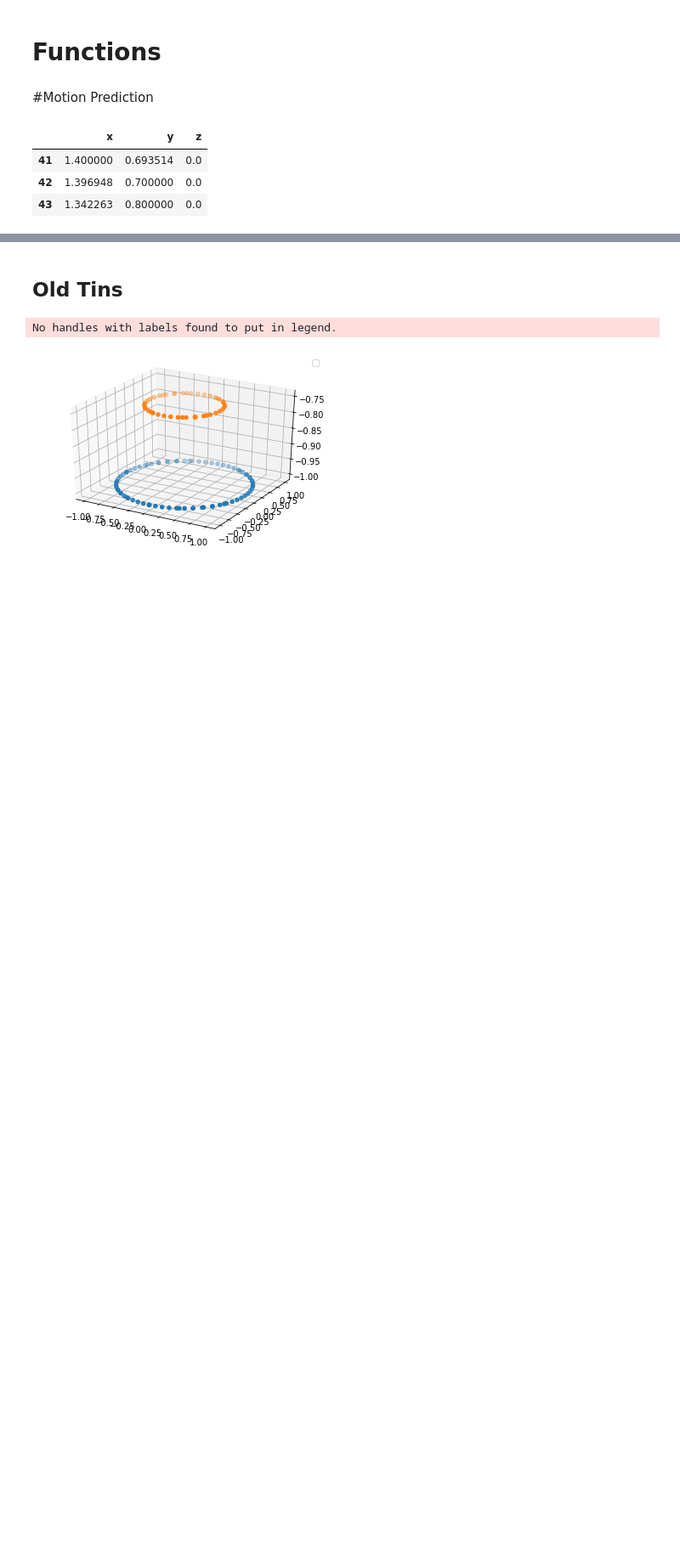
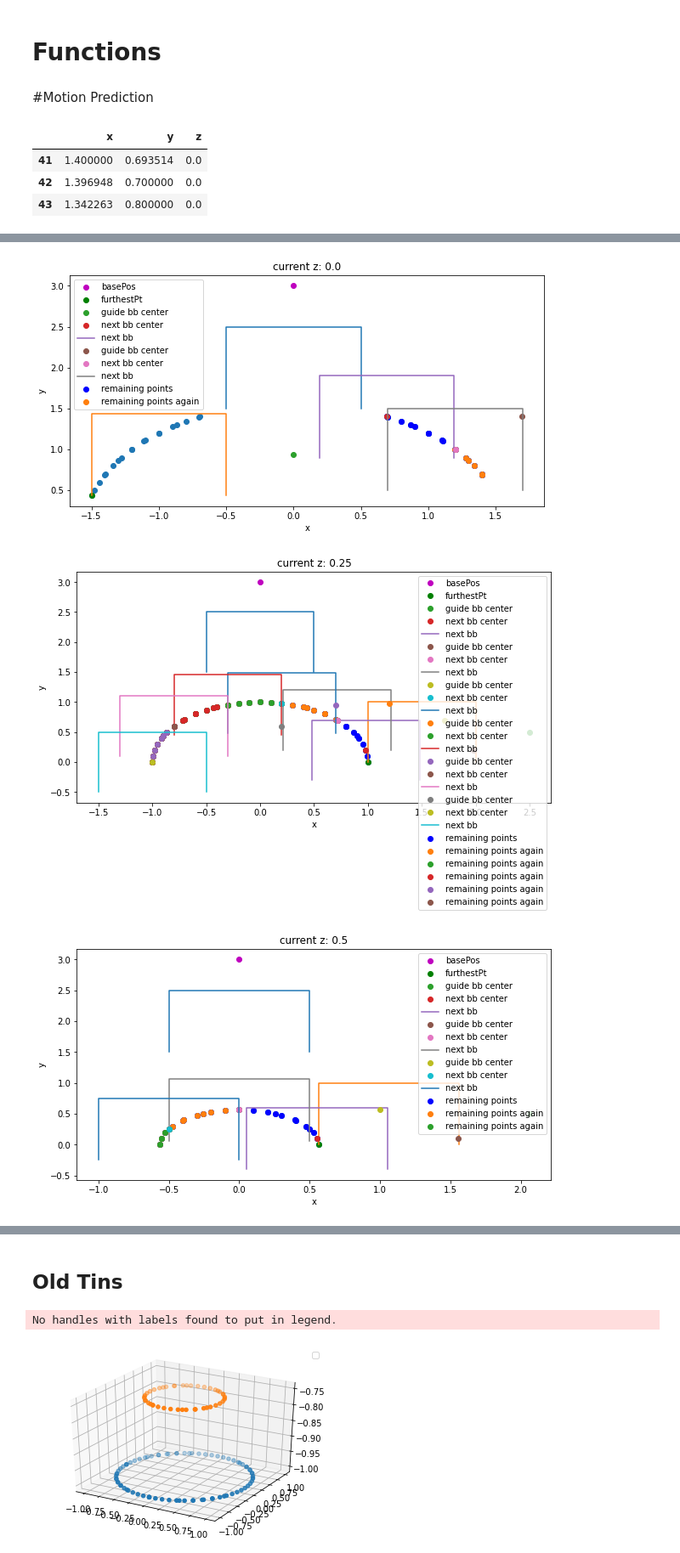
Before and after one commit to juliet29/es159_final, a Jupyter notebook: extractPaths_orig.ipynb, the cells around one changed output, grey strips where cells are left out. Shown: that part at 85% size. Drawn from its saved outputs; the diff is of its cells as text; code cells hidden in the pictures; blank space fills up the shorter version.

```diff
--- a/extractPaths_orig.ipynb
+++ b/extractPaths_orig.ipynb
@@ -199,3 +196,6 @@ basePos = [0,3,0]
 | 41 | 1.400000 | 0.693514 | 0.0 |
 | 42 | 1.396948 | 0.700000 | 0.0 |
 | 43 | 1.342263 | 0.800000 | 0.0 |
+# %%
+for uz in uni_z:
+  print(uz)
@@ -201,0 +210,72 @@ basePos = [0,3,0]
+# %%
+# starting configuration
+basePos = [0,3,0]
+
+uni_z = pos_path_df['z'].unique()
+# do this for all the zs
+for uz in uni_z:
+  elevDF = pos_path_df.loc[pos_path_df['z'] == uz]
+
+  fig = plt.figure(figsize=[10,5])
+  # geo config at z = 0
+  plt.scatter(elevDF['x'], elevDF['y'])
+  # base position of robot
+  plt.plot(basePos[0], basePos[1], 'mo', label="basePos")
+
+
+  # draw the bounding box of the robot
+  vertices = [0.5, -1.5, 0.5, -0.5, -0.5, -0.5, -0.5, -1.5]
+  (rBBDF, rBBC) = boundBox(basePos, vertices)
+  plt.plot(rBBDF['x'], rBBDF['y'])
+
+  # bb around furthest point of object
+  furthestPt = findFurthestPoint(elevDF, basePos)
+  plt.plot(furthestPt[0], furthestPt[1], 'go', label="furthestPt")
+  l = 1 # l = length of the bb
+  o_vertices = [0,0, 0,l, l,l,l,0]
+  (oBBDF, oBBC) = boundBox(furthestPt, o_vertices)
+  plt.plot(oBBDF['x'], oBBDF['y'])
+
+  # filter out all the objects in that bounding box oBB
+  doneDF = pointFilter(elevDF, oBBDF)
+  remainDF = elevDF.copy()
+  remainDF = remainDF.drop(doneDF.index)
+
+  # plot the points that remain if they do
+  if remainDF.empty:
+    break
+  else:
+    plt.scatter(remainDF['x'], remainDF['y'], color="b", label="remaining points")
+
+  while not remainDF.empty:
+    # guess a guide midpoint of the next bounding box
+    gBBC = [oBBC[0] + l, oBBC[1], oBBC[2]]
+    plt.plot(gBBC[0], gBBC[1], 'o', label="guide bb center")
+
+    # look for the next closest point in the remaining points (guess object 2 bounding box center)
+    go2BBC = findClosestPoint(remainDF, gBBC)
+    plt.plot(go2BBC[0], go2BBC[1], 'o', label="next bb center")
+
+    # make this the midpoint of the next bb
+    l2 = l/2 # half length of the bb
+    o2_vertices = [-l2, -l2, -l2, l2, l2, l2, l2, -l2]
+    (oBBDF, oBBC) = boundBox(go2BBC, o2_vertices)
+    plt.plot(oBBDF['x'], oBBDF['y'], label="next bb")
+
+    # filter out all the objects in this bb
+    doneDF = pointFilter(remainDF, oBBDF)
+    remainDF = remainDF.copy()
+    remainDF = remainDF.drop(doneDF.index)
+
+    if not remainDF.empty:
+      # plot the points that remain
+      plt.scatter(remainDF['x'], remainDF['y'], label="remaining points again")
+    else:
+      print('done')
+
+
+  plt.xlabel('x')
+  plt.ylabel('y')
+  plt.title('current z: ' + str(uz))
+  plt.legend()
+# %% [output]
@@ -201,0 +287,3 @@ basePos = [0,3,0]
+[figure, added]
+[figure, added]
+[figure, added]
```
Also changed, not shown: parts of 5 cells of this notebook.
